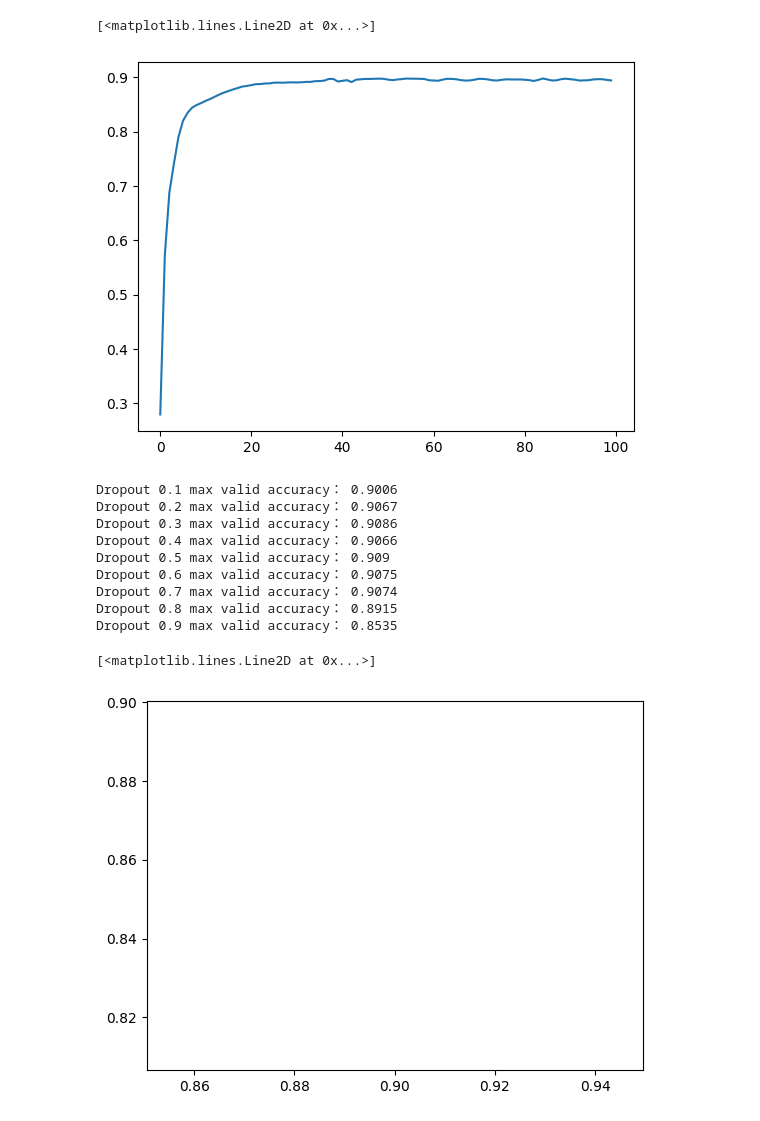
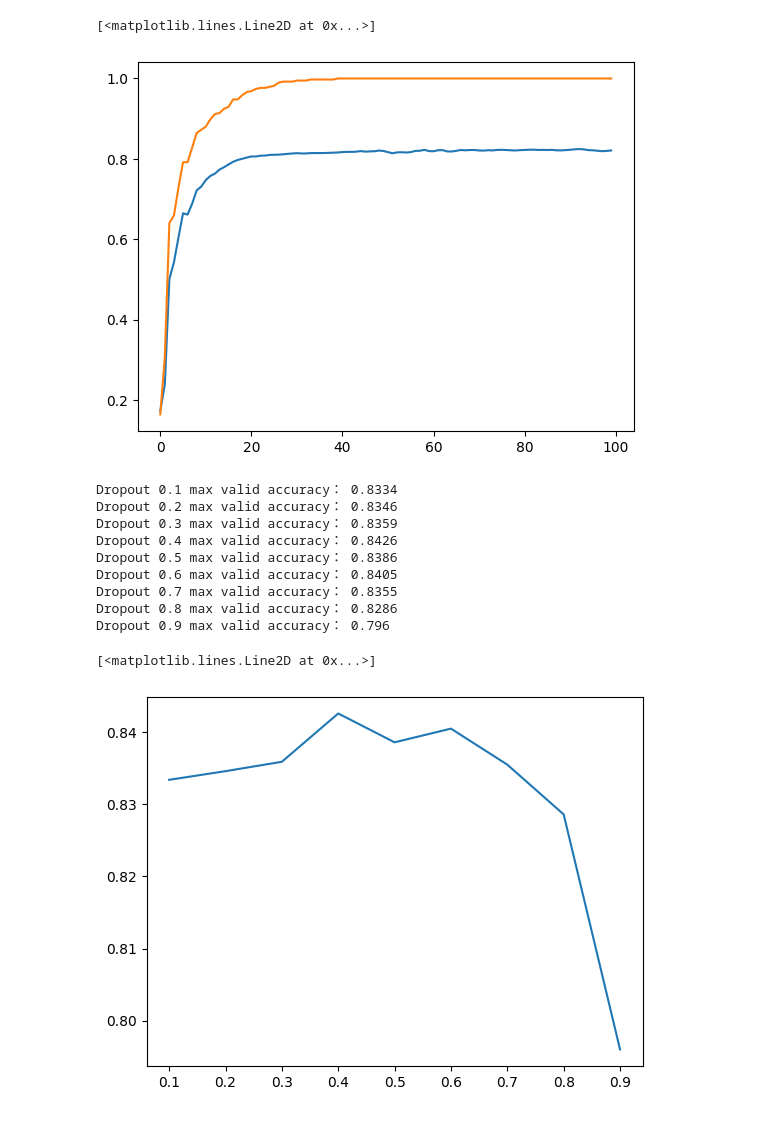
Before and after one commit to JiaMingGu/-, a Jupyter notebook: 手写数据集识别.ipynb, the cells around one changed output. Cells and saved outputs as stored; diff of their text form; code cells hidden in the pictures.

```diff
--- a/手写数据集识别.ipynb
+++ b/手写数据集识别.ipynb
@@ -70,11 +70,12 @@ loss_fn = nn.MSELoss(reduction='mean').to(device)
 optimizer = torch.optim.Adam(model.parameters(), lr=LEARN_RATE)
 epoch_x = []
 acc_y = []
+train_acc_list = []
 for epoch in range(EPOCHS):
     # 加载训练数据
     model.train()
     for step, data in enumerate(train_loader):
-        if step > 15:
+        if step > 5:
             break
         x, y = data
         """
@@ -108,6 +109,22 @@ for epoch in range(EPOCHS):
     sums = 0
     alls = 0
     model.eval()
+    for i, data in enumerate(train_loader):
+        if i > 5:
+            break
+        x, y = data
+        # 这里 仅对 x 进行处理
+        x = x.view(x.size(0), 784)
+        x, y = x.to(device), y.to(device)
+        res = model(x).to(device)
+        # 得到 模型预测值
+        r = torch.argmax(res,dim = 1)
+        # 标签，即真实值
+        sums += torch.sum(r == y).item()
+        alls += r.size()[0]
+    train_acc = sums / alls
+    sums = 0
+    alls = 0
     for i, data in enumerate(test_loader):
         x, y = data
         # 这里 仅对 x 进行处理
@@ -119,8 +136,9 @@ for epoch in range(EPOCHS):
         # 标签，即真实值
         sums += torch.sum(r == y).item()
         alls += r.size()[0]
-    print('epoch {} valid accuracy：'.format(epoch), sums / alls)
+    print('epoch {} train accuracy: {:.4f} valid accuracy：{:.4f}'.format(epoch,train_acc,sums / alls), )
     epoch_x.append(epoch)
     acc_y.append(sums/alls)
+    train_acc_list.append(train_acc)
 # test：
 # %% [output]
@@ -144,12 +162,14 @@ epoch 99 valid accuracy： 0.894
 # %%
 temp = pd.DataFrame()
 temp['epcoh'] = epoch_x
-temp['acc'] = acc_y
+temp['train_acc'] = train_acc_list
+temp['valid_acc'] = acc_y
 temp.to_excel('DNN_Acc_WithOut_Dropout_Epoch{}_Batch{}_Lr{}_Max{}_{}-{}-{}.xlsx'.format(EPOCHS,BATCH_SIZE,LEARN_RATE,max(acc_y),INPUT_SIZE,HIDE_SIZE_I, HIDE_SIZE_O),index = False)
 plt.plot(epoch_x,acc_y)
+plt.plot(epoch_x,train_acc_list)
 # %% [output]
 [<matplotlib.lines.Line2D at 0x...>]
-[figure, old version]
+[figure, new version]
 # %%
 class DNN_Dropout(nn.Module):
     def __init__(self,rate):
@@ -175,19 +195,19 @@ class DNN_Dropout(nn.Module):
         return self.out
 # %%
 # 实例化DNN，并将模型放在 GPU 训练
+dropout_list = []
+acc_list = []
 for droppout in range(1,10):
     model = DNN_Dropout(droppout/10).to(device)
     # 同样，将损失函数放在 GPU
     loss_fn = nn.MSELoss(reduction='mean').to(device)
     #大数据常用Adam优化器，参数需要model的参数，以及学习率
     optimizer = torch.optim.Adam(model.parameters(), lr=LEARN_RATE)
-    dropout_list = []
-    acc_list = []
     for epoch in range(EPOCHS):
         # 加载训练数据
         model.train()
         for step, data in enumerate(train_loader):
-            if step > 15:
+            if step > 5:
                 break
             x, y = data
             """
@@ -235,26 +255,25 @@ for droppout in range(1,10):
             alls += r.size()[0]
         if sums / alls > max_acc:
             max_acc = sums / alls
-        dropout_list.append(droppout/10)
-        acc_list.append(max_acc)
+    dropout_list.append(droppout/10)
+    acc_list.append(max_acc)
     print('Dropout {} max valid accuracy：'.format(droppout/10),max_acc)
-# test：
 # %% [output]
-Dropout 0.1 max valid accuracy： 0.9006
-Dropout 0.2 max valid accuracy： 0.9067
-Dropout 0.3 max valid accuracy： 0.9086
-Dropout 0.4 max valid accuracy： 0.9066
-Dropout 0.5 max valid accuracy： 0.909
-Dropout 0.6 max valid accuracy： 0.9075
-Dropout 0.7 max valid accuracy： 0.9074
-Dropout 0.8 max valid accuracy： 0.8915
-Dropout 0.9 max valid accuracy： 0.8535
+Dropout 0.1 max valid accuracy： 0.8334
+Dropout 0.2 max valid accuracy： 0.8346
+Dropout 0.3 max valid accuracy： 0.8359
+Dropout 0.4 max valid accuracy： 0.8426
+Dropout 0.5 max valid accuracy： 0.8386
+Dropout 0.6 max valid accuracy： 0.8405
+Dropout 0.7 max valid accuracy： 0.8355
+Dropout 0.8 max valid accuracy： 0.8286
+Dropout 0.9 max valid accuracy： 0.796
 # %%
 temp = pd.DataFrame()
 temp['drop_rate'] = dropout_list
 temp['acc'] = acc_list
-temp.to_excel('DNN_Acc_With_Dropout_Epoch{}_Batch{}_Lr{}_Max{}_{}-{}-{}.xlsx'.format(EPOCHS,BATCH_SIZE,LEARN_RATE,max(acc_list),INPUT_SIZE,HIDE_SIZE_I, HIDE_SIZE_O),index = False)
+temp.to_excel('DNN_Acc_Dropout.xlsx'.format(EPOCHS,BATCH_SIZE,LEARN_RATE,max(acc_list),INPUT_SIZE,HIDE_SIZE_I, HIDE_SIZE_O),index = False)
 plt.plot(dropout_list,acc_list)
 # %% [output]
 [<matplotlib.lines.Line2D at 0x...>]
-[figure, old version]
+[figure, new version]
```
Also changed, not shown: parts of 6 cells of this notebook.
